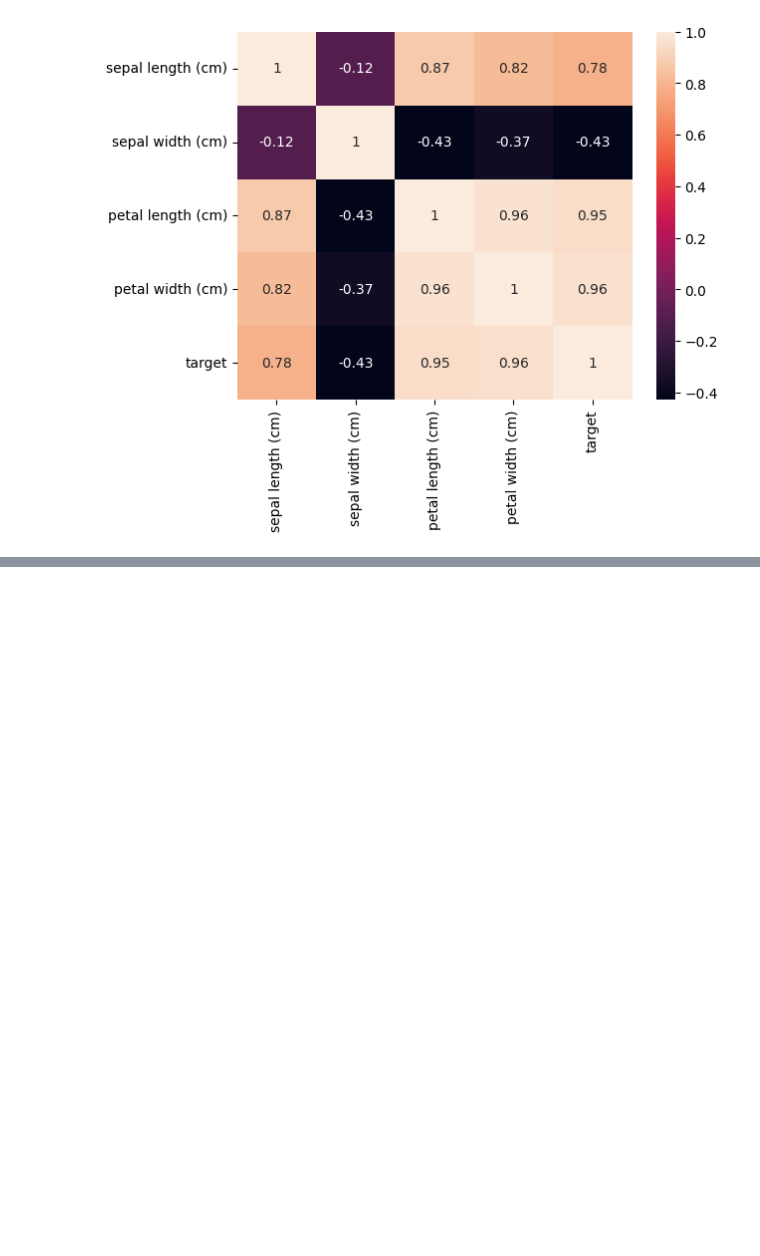
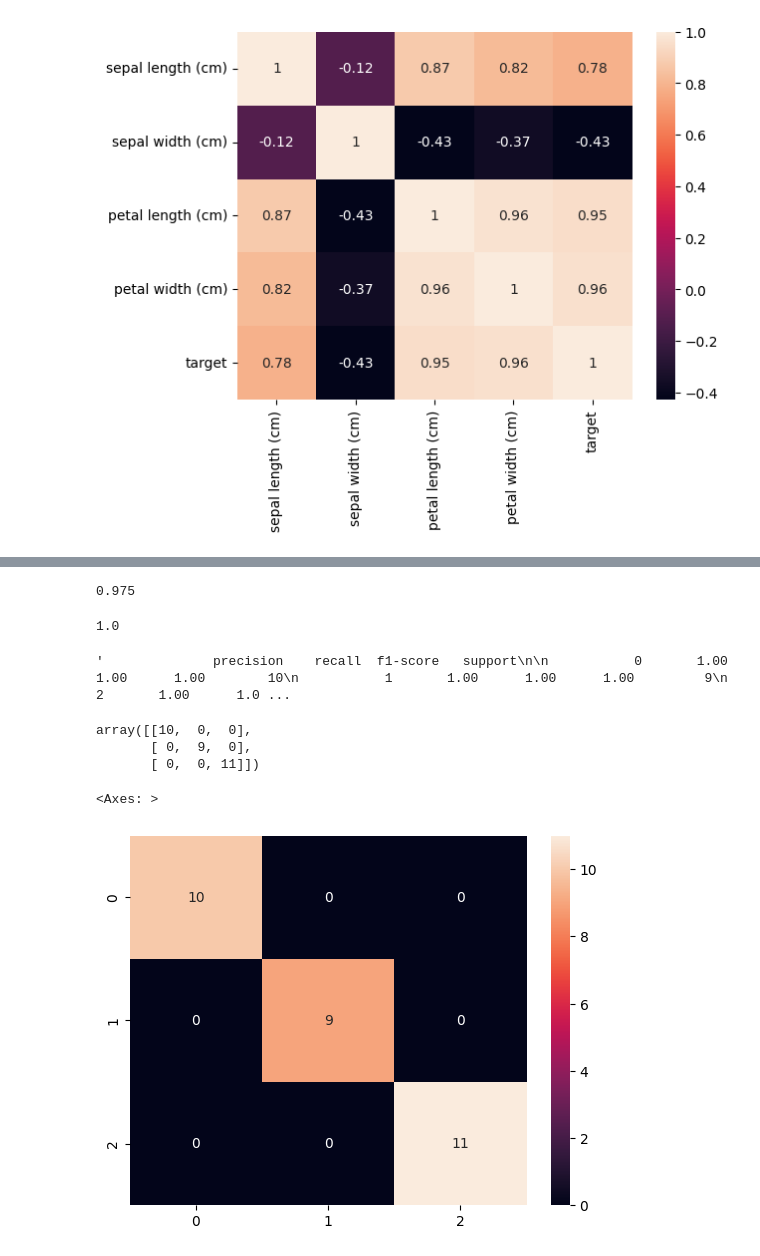
Before and after one commit to Darwin231/ML-in-production-practice, a Jupyter notebook: notebooks/clasification.ipynb, the cells around one changed output, grey strips where cells are left out. Drawn from its saved outputs; the diff is of its cells as text; code cells hidden in the pictures; blank space fills up the shorter version.

```diff
--- a/notebooks/clasification.ipynb
+++ b/notebooks/clasification.ipynb
@@ -75,0 +114,12 @@ with open("parameters.yml", 'r') as file:
+# %%
+param_grid = {
+    'penalty': hpo_data['logistic_regression_hpo']['hyperparameters']['penalty']['values'],
+    'dual': hpo_data['logistic_regression_hpo']['hyperparameters']['dual']['values'],
+    'fit_intercept': hpo_data['logistic_regression_hpo']['hyperparameters']['fit_intercept']['values'],
+    'class_weight': hpo_data['logistic_regression_hpo']['hyperparameters']['class_weight']['values'],
+    'solver': hpo_data['logistic_regression_hpo']['hyperparameters']['solver']['values'],
+    'max_iter': np.arange(hpo_data['logistic_regression_hpo']['hyperparameters']['max_iter']['range'][0],
+                          hpo_data['logistic_regression_hpo']['hyperparameters']['max_iter']['range'][1] + 1, 100),
+    'warm_start': hpo_data['logistic_regression_hpo']['hyperparameters']['warm_start']['values'],
+    'l1_ratio': np.linspace(0, 1, 5) if 'elasticnet' in hpo_data['logistic_regression_hpo']['hyperparameters']['penalty']['values'] else [None]
+}
@@ -75,0 +128,10 @@ with open("parameters.yml", 'r') as file:
+# %%
+grid = GridSearchCV(
+    estimator=LogisticRegression(),
+    param_grid=param_grid,
+    cv=5,
+    verbose=1,
+    scoring='accuracy'
+)
+# %%
+grid.fit(X_train, y_train)
@@ -75,0 +161,2 @@ with open("parameters.yml", 'r') as file:
+# %%
+y_pred = grid.predict(X_test)
@@ -75,0 +167,24 @@ with open("parameters.yml", 'r') as file:
+# %%
+grid.best_score_
+# %% [output]
+0.975
+# %%
+accuracy_score(y_true=y_test, y_pred=y_pred)
+# %% [output]
+1.0
+# %%
+classification_report(y_pred=y_pred, y_true=y_test)
+# %% [output]
+'              precision    recall  f1-score   support\n\n           0       1.00      1.00      1.00        10\n           1       1.00      1.00      1.00         9\n           2       1.00      1.0 ...
+# %%
+confusion_matrix(y_test, y_pred)
+# %% [output]
+array([[10,  0,  0],
+       [ 0,  9,  0],
+       [ 0,  0, 11]])
+# %%
+sns.heatmap(confusion_matrix(y_test, y_pred),
+            annot=True)
+# %% [output]
+<Axes: >
+[figure, added]
```
Also changed, not shown: parts of 21 cells of this notebook, 1 other file.
